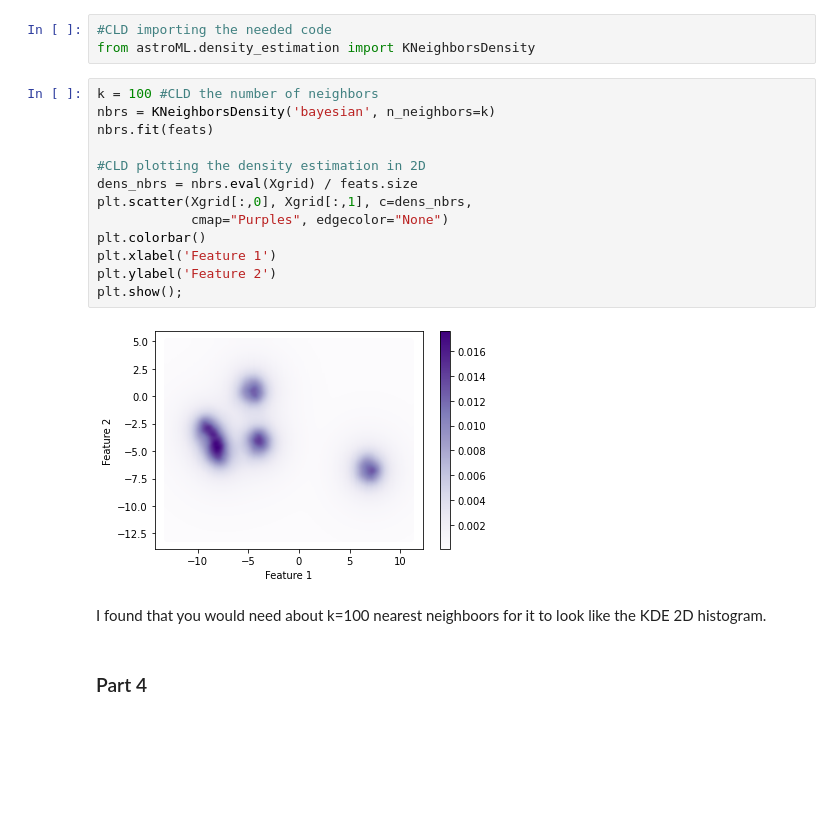
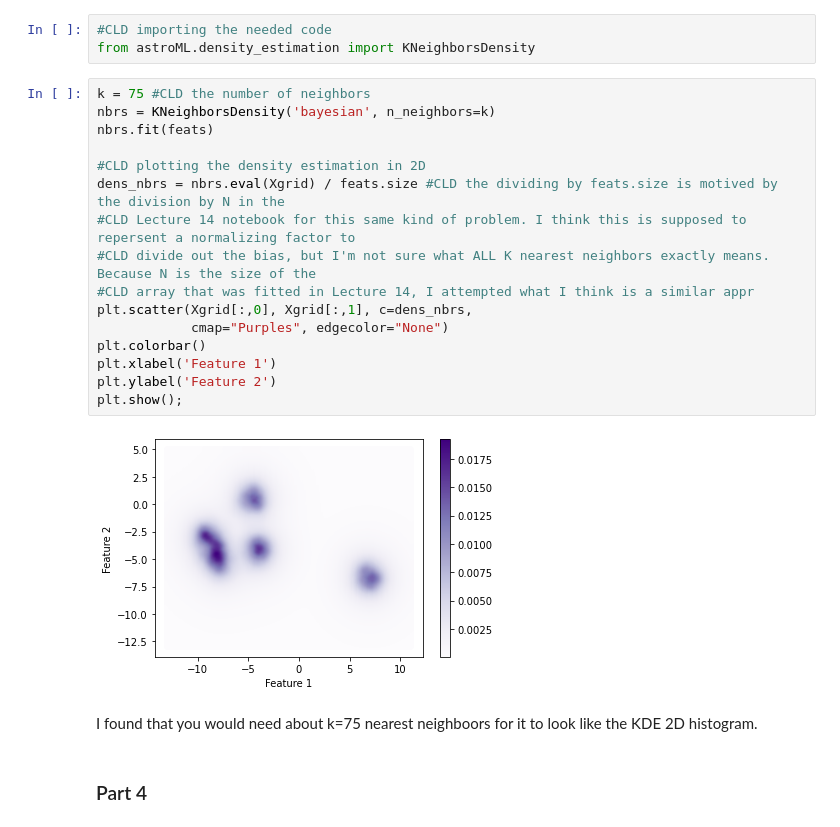
Before and after one commit to dgerosa/astrostatistics_bicocca_2023, a Jupyter notebook: coursework/student_folders/carrie_drake/vu_astr8070_s21_hw6_carriedrake.ipynb, the cells around one changed output. Cells and saved outputs as stored; diff of their text form; blank space fills up the shorter version.

```diff
--- a/coursework/student_folders/carrie_drake/vu_astr8070_s21_hw6_carriedrake.ipynb
+++ b/coursework/student_folders/carrie_drake/vu_astr8070_s21_hw6_carriedrake.ipynb
@@ -135,22 +135,25 @@ plt.show();
 #CLD importing the needed code
 from astroML.density_estimation import KNeighborsDensity
 # %%
-k = 100 #CLD the number of neighbors
+k = 75 #CLD the number of neighbors
 nbrs = KNeighborsDensity('bayesian', n_neighbors=k)
 nbrs.fit(feats)
 
 #CLD plotting the density estimation in 2D
-dens_nbrs = nbrs.eval(Xgrid) / feats.size
+dens_nbrs = nbrs.eval(Xgrid) / feats.size #CLD the dividing by feats.size is motived by the division by N in the
+#CLD Lecture 14 notebook for this same kind of problem. I think this is supposed to repersent a normalizing factor to
+#CLD divide out the bias, but I'm not sure what ALL K nearest neighbors exactly means. Because N is the size of the
+#CLD array that was fitted in Lecture 14, I attempted what I think is a similar appr
 plt.scatter(Xgrid[:,0], Xgrid[:,1], c=dens_nbrs,
             cmap="Purples", edgecolor="None")
 plt.colorbar()
 plt.xlabel('Feature 1')
 plt.ylabel('Feature 2')
 plt.show();
 # %% [output]
-[figure, old version]
+[figure, new version]
 # %% [markdown]
-I found that you would need about k=100 nearest neighboors for it to look like the KDE 2D histogram.
+I found that you would need about k=75 nearest neighboors for it to look like the KDE 2D histogram.
 # %% [markdown]
 ### Part 4
 # %%
```
Also changed, not shown: parts of 2 cells of this notebook.
